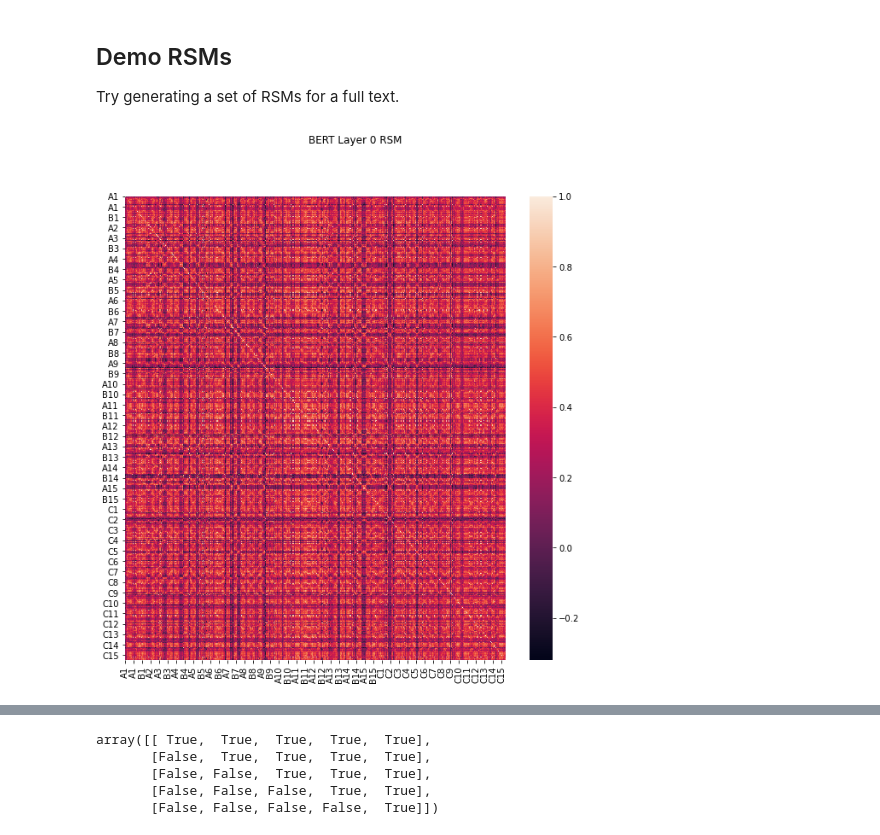
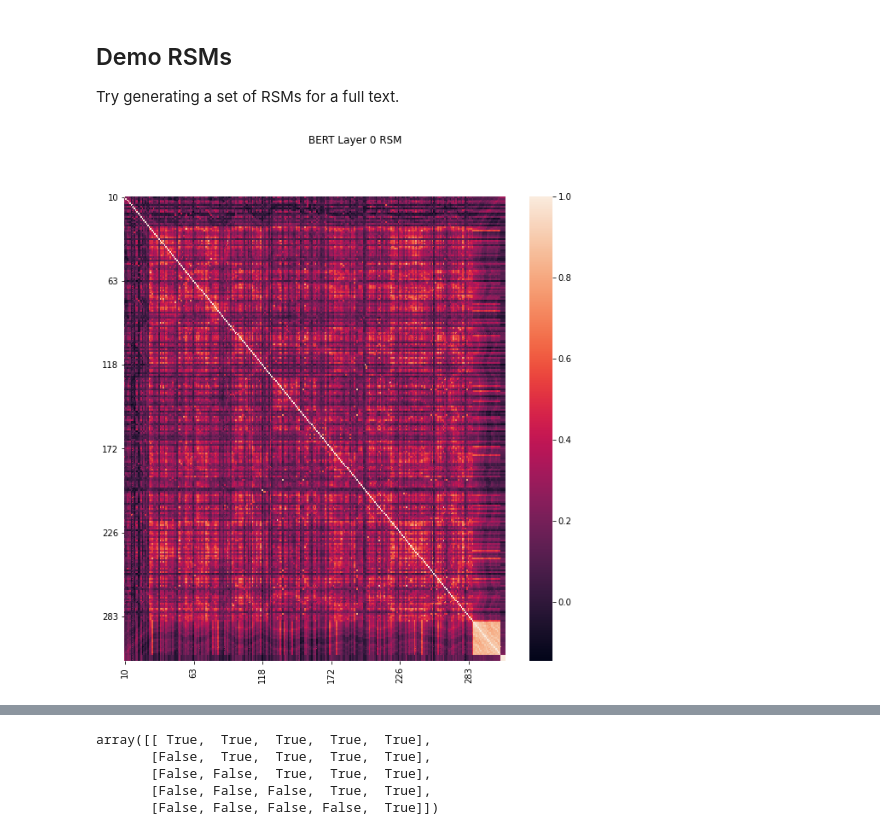
Before and after one commit to tsumers/bert-brains, a Jupyter notebook: BERT-RSMs.ipynb, the cells around one changed output, grey strips where cells are left out. Cells and saved outputs as stored; diff of their text form; code cells hidden in the pictures.

Commit message:
convert Gentle-processed timestamped transcripts into standard TR format.
Start to work on extracting attention heads.

```diff
--- a/BERT-RSMs.ipynb
+++ b/BERT-RSMs.ipynb
@@ -7,9 +5,11 @@ To use data.metrics please install scikit-learn. See https://scikit-learn.org/st
 import numpy as np
 import pandas as pd
 
-STORY = "21st_year"
+STORY = "pieman"
 
-token_stimulus_df = pd.read_csv("data/{}/tr_tokens.csv".format(STORY)).fillna("")
+token_stimulus_df = pd.read_csv("data/stimuli/{}/tr_tokens.csv".format(STORY))
+token_stimulus_df.n_tokens = token_stimulus_df.n_tokens.fillna(0)
+token_stimulus_df.tokens = token_stimulus_df.tokens.fillna("")
 # %%
 token_stimulus_df.head()
 # %% [output]
@@ -87,5 +194,7 @@ Try generating a set of RSMs for a full text.
 # %%
 stimulus_for_rsm = token_stimulus_df
 # %%
-rsm_dfs = stimulus_to_rsm_dataframe(stimulus_for_rsm.Sentence.values, 20)
+activation_rsm_dfs = stimulus_to_rsm_dataframe(stimulus_for_rsm.tokens.values, 20)
+# %%
+results_rsm_df = activation_rsm_dfs
 # %%
@@ -94,12 +203,12 @@ for i, df in enumerate(rsm_dfs):
 # %%
 import matplotlib.pylab as plt
 import seaborn as sns
 
 plt.figure(figsize=(10,10))
-ax = sns.heatmap(rsm_dfs[0], xticklabels=stimulus_for_rsm.story_section.values, yticklabels=stimulus_for_rsm.story_section.values)
+ax = sns.heatmap(results_rsm_df[0], xticklabels=stimulus_for_rsm.tr, yticklabels=stimulus_for_rsm.tr)
 
 ax.set_xticks(ax.get_xticks()[::50])
 ax.set_yticks(ax.get_yticks()[::50])
 plt.suptitle("BERT Layer 0 RSM");
 # %% [output]
-[figure, old version]
+[figure, new version]
```
Also changed, not shown: parts of 11 cells of this notebook, 2 other files.
